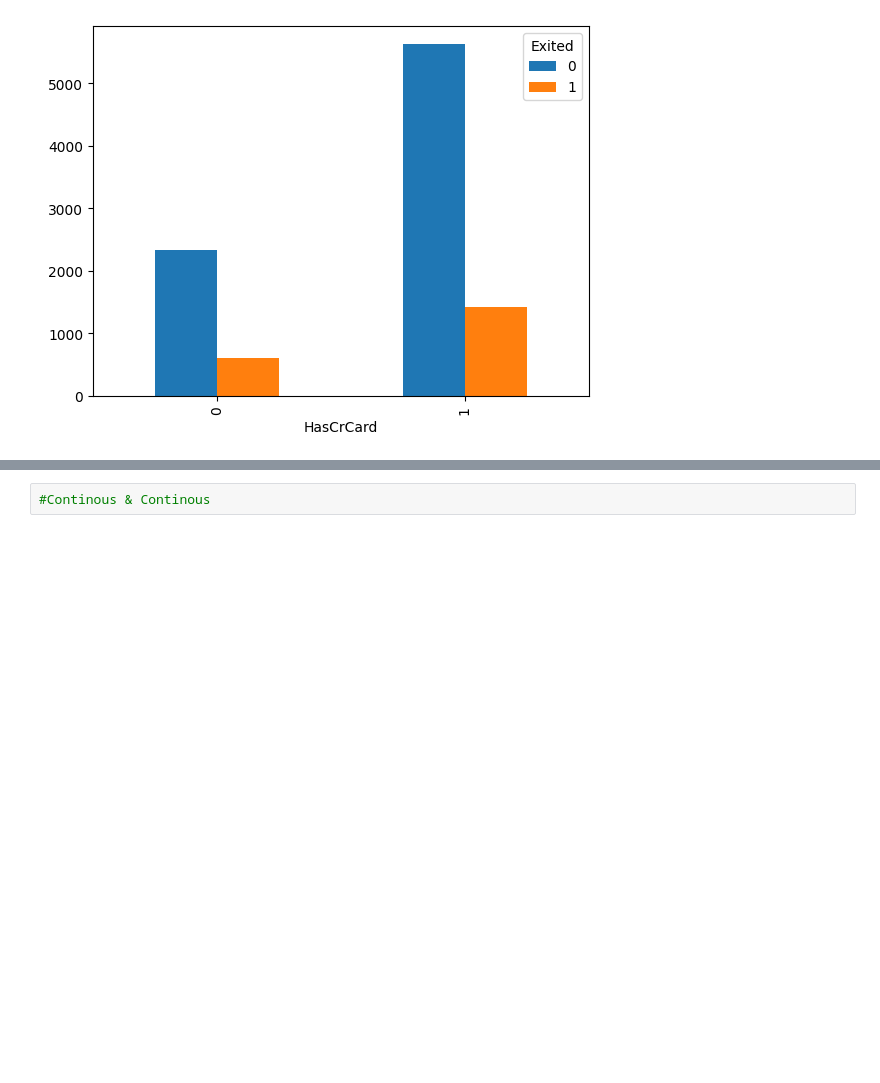
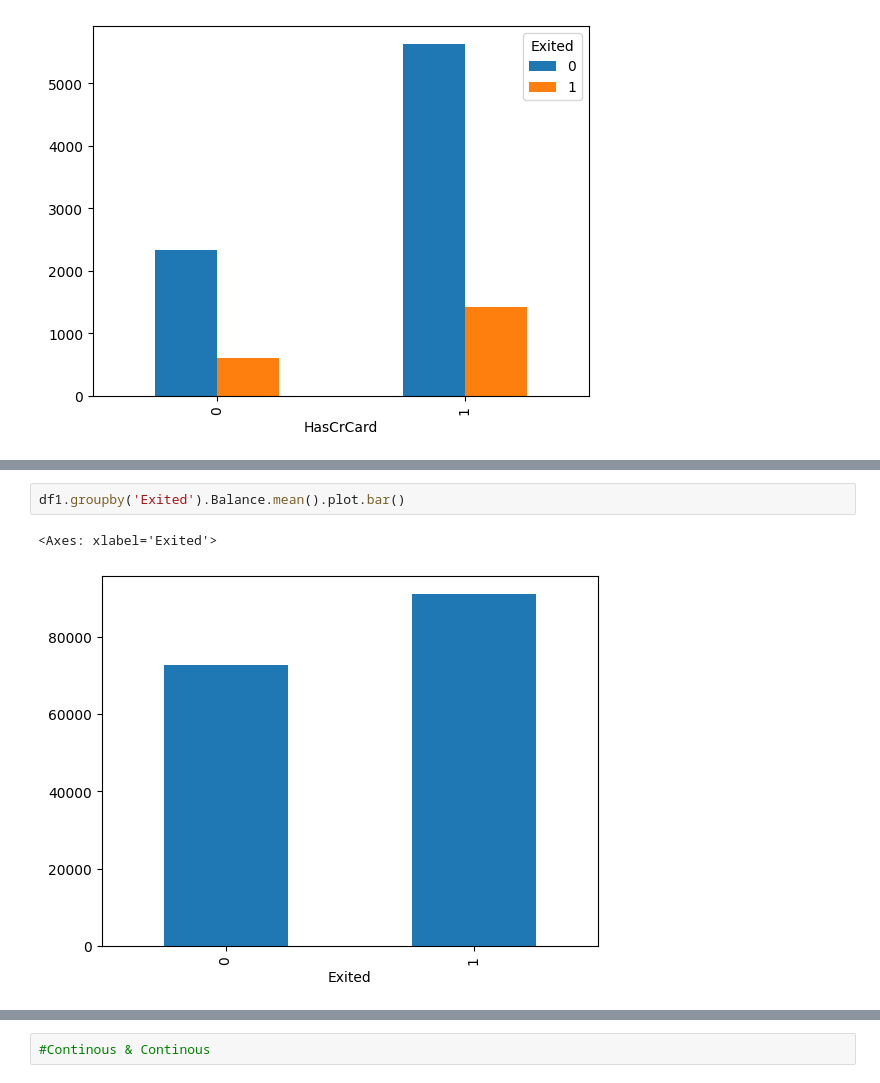
Before and after one commit to bipulshahi/polytechnic_barh, a Jupyter notebook: Python_ML_2.ipynb, the cells around one changed output, grey strips where cells are left out. Cells and saved outputs as stored; diff of their text form; blank space fills up the shorter version.

```diff
--- a/Python_ML_2.ipynb
+++ b/Python_ML_2.ipynb
@@ -267,0 +320,5 @@ pd.crosstab(df1['HasCrCard'], df1['Exited']).plot.bar()
+# %%
+df1.groupby('Exited').Balance.mean().plot.bar()
+# %% [output]
+<Axes: xlabel='Exited'>
+[figure, added]
```
Also changed, not shown: parts of 10 cells of this notebook.
